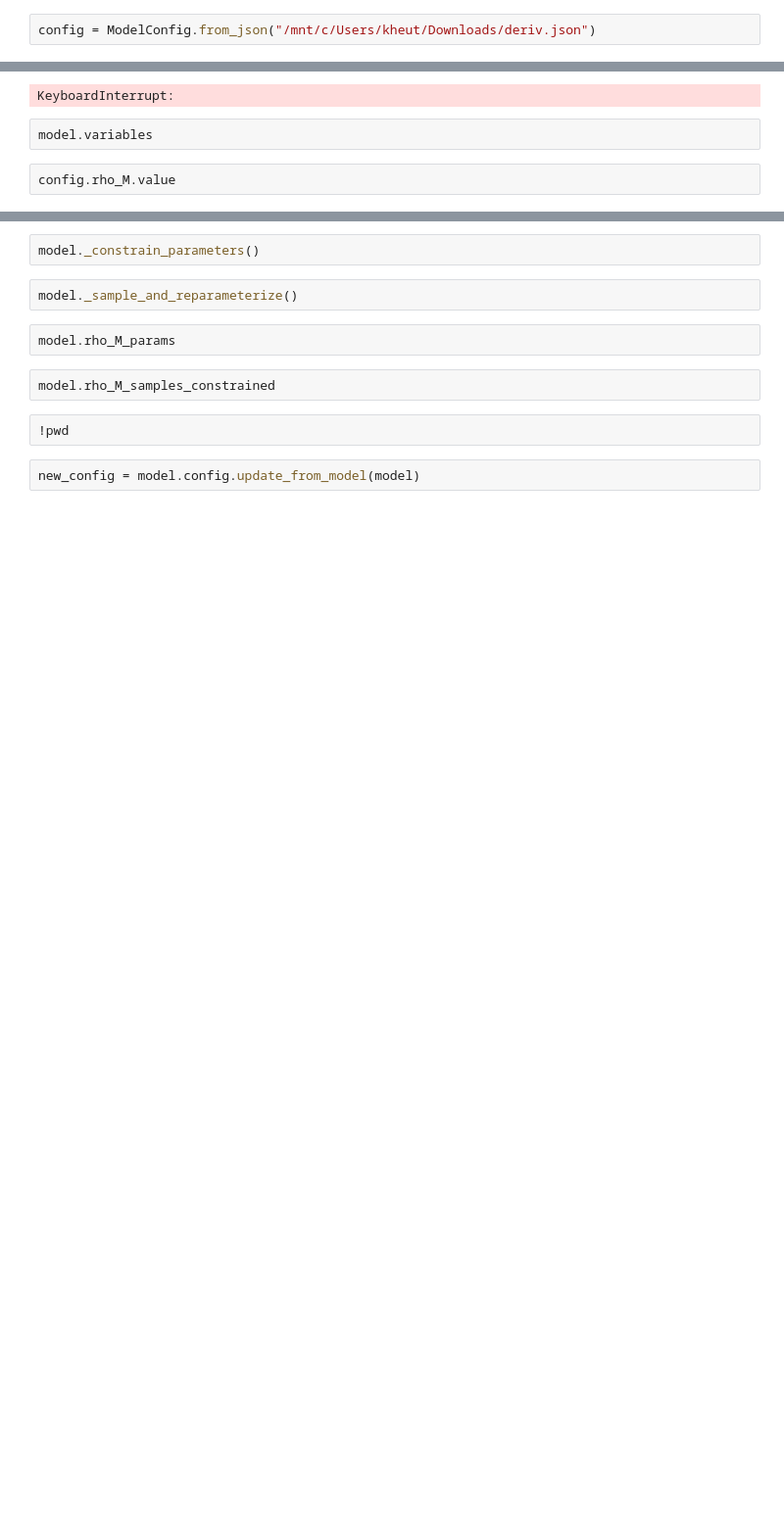
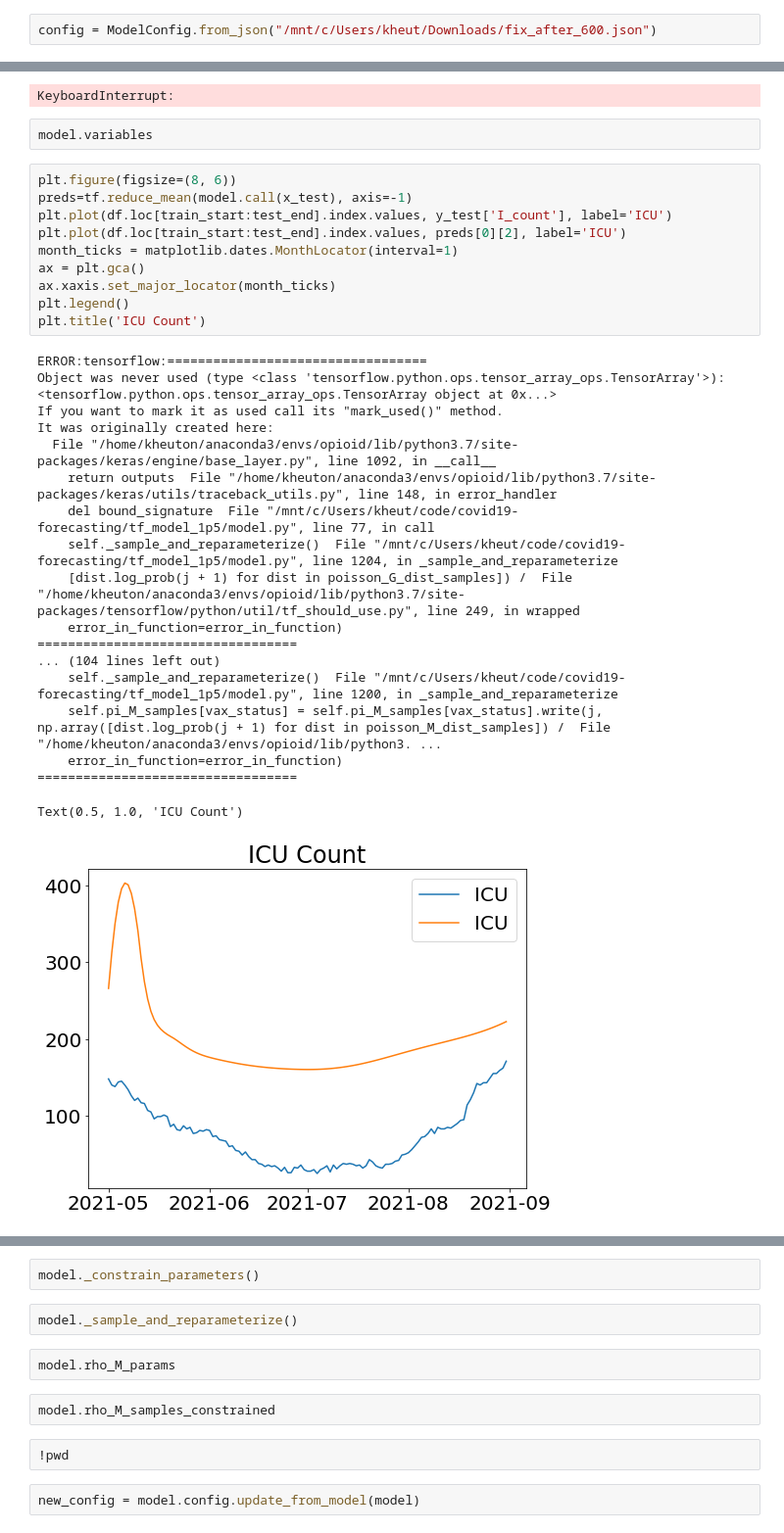
Before and after one commit to tufts-ml/covid19-forecasting, a Jupyter notebook: tf_model_1p5/Development Notebooks/Model from config.ipynb, the cells around one changed output, grey strips where cells are left out. Shown at 98% size. Drawn from its saved outputs; the diff is of its cells as text; blank space fills up the shorter version.

```diff
--- a/tf_model_1p5/Development Notebooks/Model from config.ipynb
+++ b/tf_model_1p5/Development Notebooks/Model from config.ipynb
@@ -91,6 +91,6 @@ Skipping registering GPU devices...
 To enable them in other operations, rebuild TensorFlow with the appropriate compiler flags.
 # %%
-config = ModelConfig.from_json("/mnt/c/Users/kheut/Downloads/deriv.json")
+config = ModelConfig.from_json("/mnt/c/Users/kheut/Downloads/fix_after_600.json")
 # %%
 model = CovidModel([Vax.no, Vax.yes], [Comp.A, Comp.M, Comp.G, Comp.GR, Comp.I, Comp.IR, Comp.D],
                  transition_window,
@@ -132,5 +146,33 @@ KeyboardInterrupt:
 # %%
 model.variables
 # %%
-config.rho_M.value
+plt.figure(figsize=(8, 6))
+preds=tf.reduce_mean(model.call(x_test), axis=-1)
+plt.plot(df.loc[train_start:test_end].index.values, y_test['I_count'], label='ICU')
+plt.plot(df.loc[train_start:test_end].index.values, preds[0][2], label='ICU')
+month_ticks = matplotlib.dates.MonthLocator(interval=1)
+ax = plt.gca()
+ax.xaxis.set_major_locator(month_ticks)
+plt.legend()
+plt.title('ICU Count')
+# %% [output]
+ERROR:tensorflow:==================================
+Object was never used (type <class 'tensorflow.python.ops.tensor_array_ops.TensorArray'>):
+<tensorflow.python.ops.tensor_array_ops.TensorArray object at 0x...>
+If you want to mark it as used call its "mark_used()" method.
+It was originally created here:
+  File "/home/kheuton/anaconda3/envs/opioid/lib/python3.7/site-packages/keras/engine/base_layer.py", line 1092, in __call__
+    return outputs  File "/home/kheuton/anaconda3/envs/opioid/lib/python3.7/site-packages/keras/utils/traceback_utils.py", line 148, in error_handler
+    del bound_signature  File "/mnt/c/Users/kheut/code/covid19-forecasting/tf_model_1p5/model.py", line 77, in call
+    self._sample_and_reparameterize()  File "/mnt/c/Users/kheut/code/covid19-forecasting/tf_model_1p5/model.py", line 1204, in _sample_and_reparameterize
+    [dist.log_prob(j + 1) for dist in poisson_G_dist_samples]) /  File "/home/kheuton/anaconda3/envs/opioid/lib/python3.7/site-packages/tensorflow/python/util/tf_should_use.py", line 249, in wrapped
+    error_in_function=error_in_function)
+==================================
+... (104 lines left out)
+    self._sample_and_reparameterize()  File "/mnt/c/Users/kheut/code/covid19-forecasting/tf_model_1p5/model.py", line 1200, in _sample_and_reparameterize
+    self.pi_M_samples[vax_status] = self.pi_M_samples[vax_status].write(j, np.array([dist.log_prob(j + 1) for dist in poisson_M_dist_samples]) /  File "/home/kheuton/anaconda3/envs/opioid/lib/python3. ...
+    error_in_function=error_in_function)
+==================================
+Text(0.5, 1.0, 'ICU Count')
+[figure, added]
 # %%
```
Also changed, not shown: parts of 20 cells of this notebook, 4 other files.
